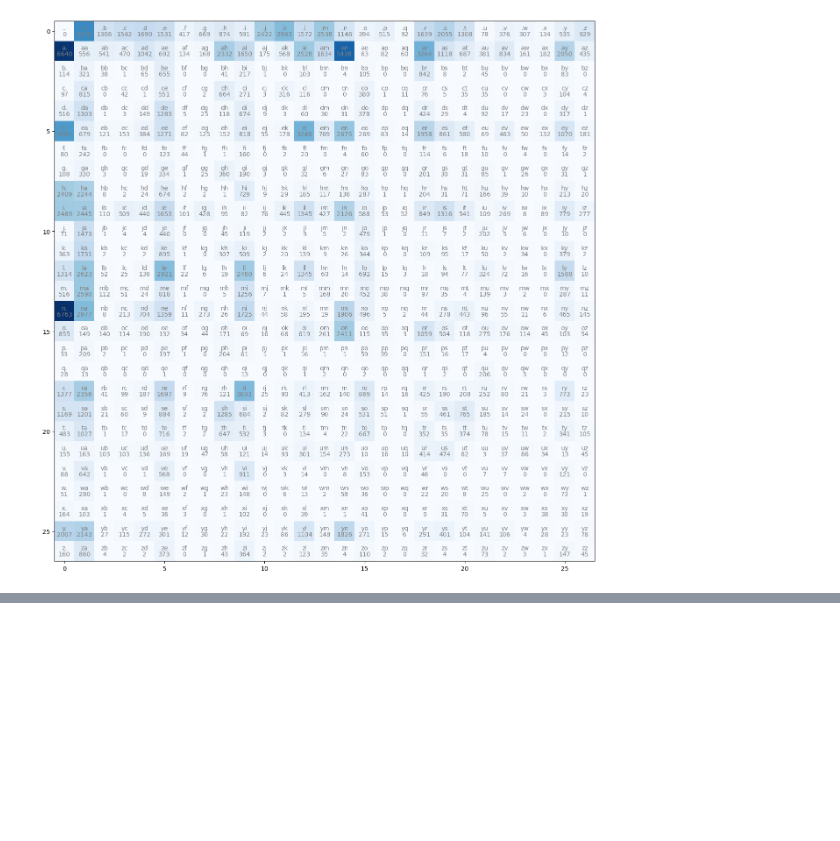
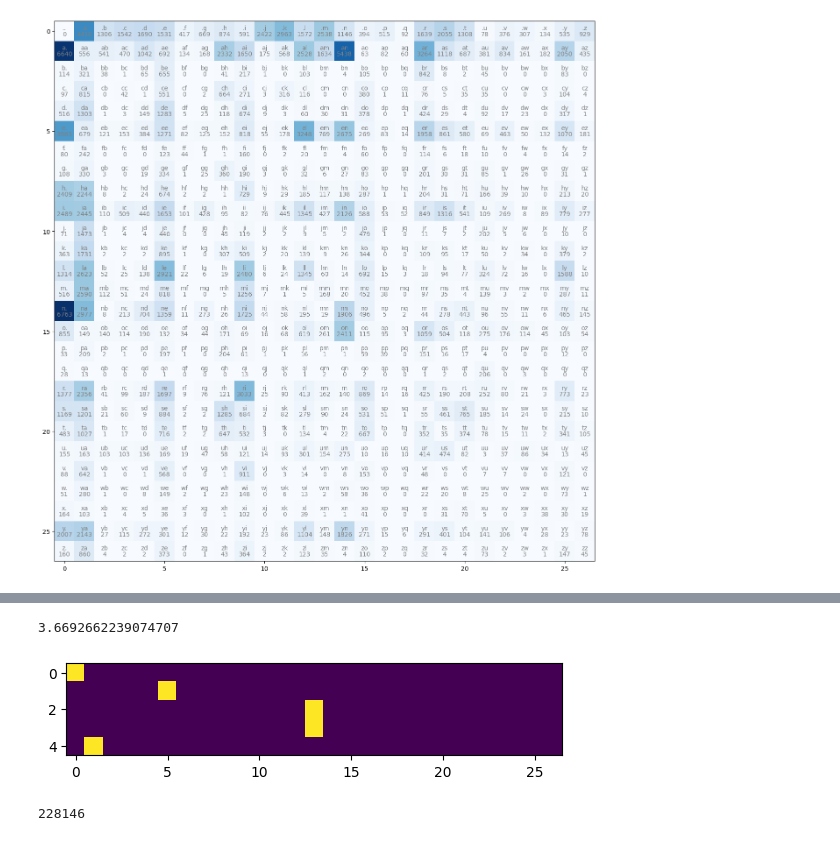
Before and after one commit to nabeelalikhan0/Deep-Learning, a Jupyter notebook: practise/makemore.ipynb, the cells around one changed output, grey strips where cells are left out. Saved outputs shown, nothing was run; the diff lists cells and outputs as text; code cells hidden in the pictures; blank space fills up the shorter version.

```diff
--- a/practise/makemore.ipynb
+++ b/practise/makemore.ipynb
@@ -73,0 +119,18 @@ for i in range(27):
+# %%
+log_likelihood = 0.0
+n = 0
+
+for w in words:
+    chs = ['.'] + list(w) + ['.']
+    for ch1,ch2 in zip(chs,chs[1:]):
+        ix1 = stoi[ch1]
+        ix2 = stoi[ch2]
+        prob = P[ix1,ix2]
+        logprob = prob.log()
+        log_likelihood += logprob
+        nll = -log_likelihood
+        n+=1
+        # print(f"{ch1}{ch2}:  {prob:.4f} {logprob:.4f}")
+
+print(f"{log_likelihood=}")
+print(f"{nll=}\n{nll/n=}")
@@ -73,0 +141,16 @@ for i in range(27):
+# %%
+xs = []
+ys = []
+for w in words[:1]:
+    chs = ['.'] + list(w) + ['.']
+
+    for ch1,ch2 in zip(chs,chs[1:]):
+        ix1 = stoi[ch1]
+        ix2 = stoi[ch2]
+        print(ch1,ch2)
+        xs.append(ix1)
+        ys.append(ix2)
+
+xs = torch.tensor(xs)
+ys = torch.tensor(ys)
+xs,ys
@@ -73,0 +167,8 @@ for i in range(27):
+# %%
+import torch.nn.functional as F
+xenc = F.one_hot(xs,27).float()
+logits = xenc @ W
+counts = logits.exp()
+probs = counts/counts.sum(1,True)
+probs1 = logits.softmax(1)
+loss = -probs[torch.arange(5),ys].log().mean()
@@ -73,0 +178,4 @@ for i in range(27):
+# %%
+loss.item()
+# %% [output]
+3.6692662239074707
@@ -73,0 +184,27 @@ for i in range(27):
+# %%
+plt.imshow(xenc);
+# %% [output]
+[figure, added]
+# %%
+xs = []
+ys = []
+for w in words:
+    chs = ['.'] + list(w) + ['.']
+
+    for ch1,ch2 in zip(chs,chs[1:]):
+        ix1 = stoi[ch1]
+        ix2 = stoi[ch2]
+        xs.append(ix1)
+        ys.append(ix2)
+
+xs = torch.tensor(xs)
+ys = torch.tensor(ys)
+num = xs.nelement()
+
+
+g = torch.Generator().manual_seed(2147483647)
+W = torch.randn((27,27),generator=g,requires_grad=True)
+
+num
+# %% [output]
+228146
```
Also changed, not shown: parts of 11 cells of this notebook, 1 other file.
